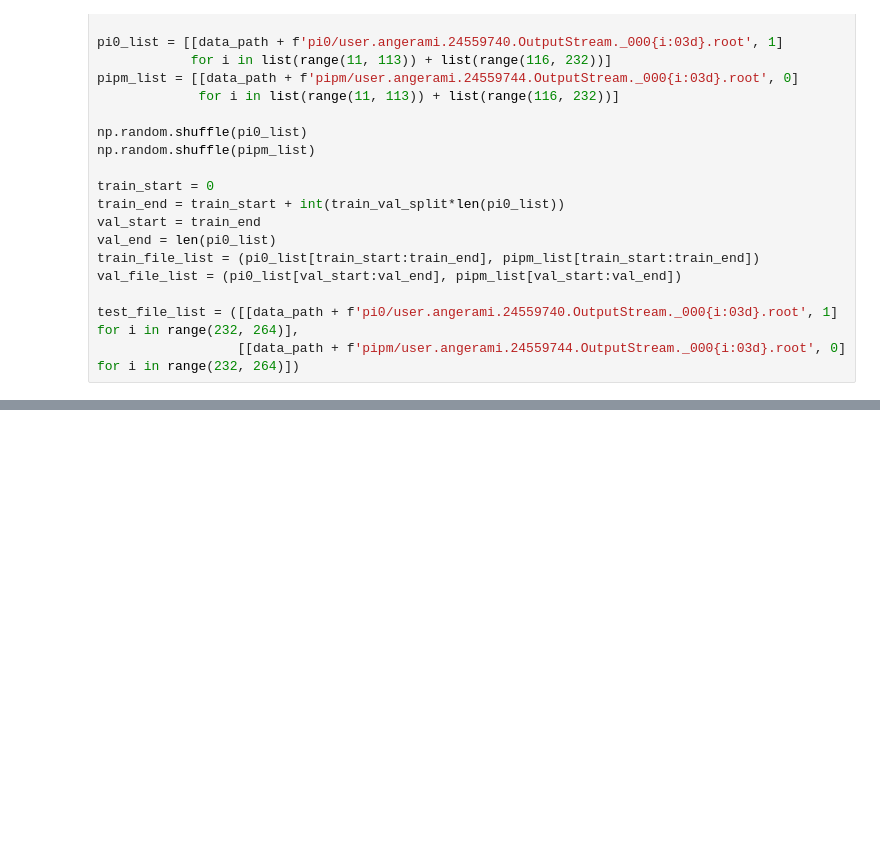
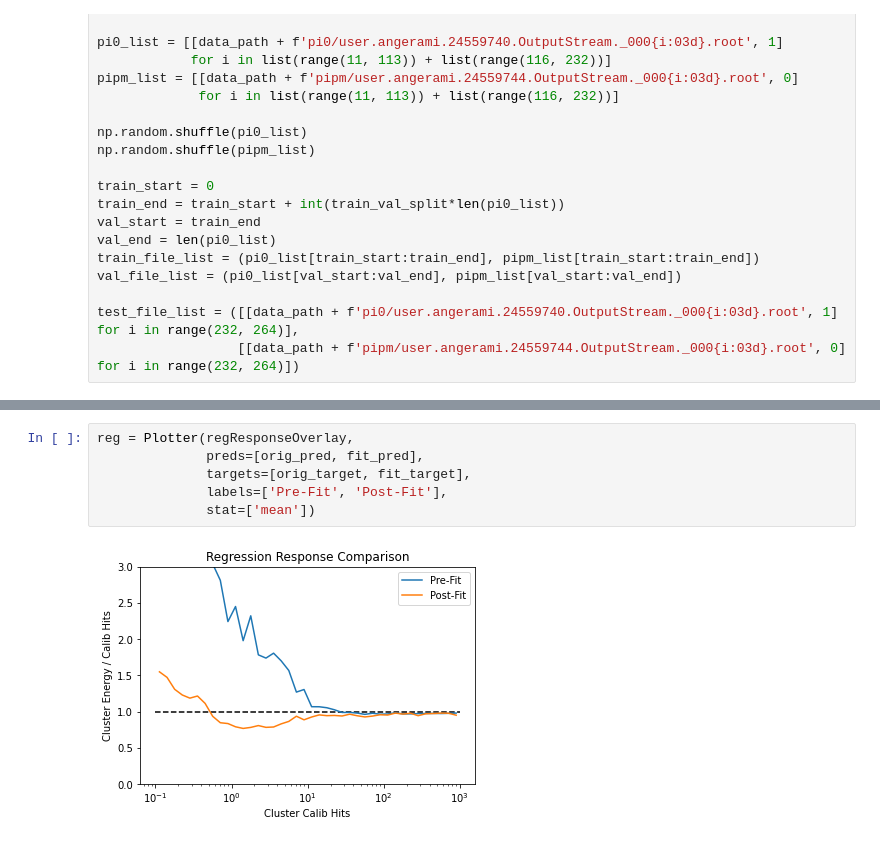
Before and after one commit to joshlerner/triumf-ml, a Jupyter notebook: PionReconstruction/PionTrainingExample.ipynb, the cells around one changed output, grey strips where cells are left out. Drawn from its saved outputs; the diff is of its cells as text; blank space fills up the shorter version.

```diff
--- a/PionReconstruction/PionTrainingExample.ipynb
+++ b/PionReconstruction/PionTrainingExample.ipynb
@@ -216,0 +209,8 @@ reg.show()
+# %%
+reg = Plotter(regResponseOverlay,
+              preds=[orig_pred, fit_pred],
+              targets=[orig_target, fit_target],
+              labels=['Pre-Fit', 'Post-Fit'],
+              stat=['mean'])
+# %% [output]
+[figure, added]
```
Also changed, not shown: parts of 16 cells of this notebook, 5 other files.
